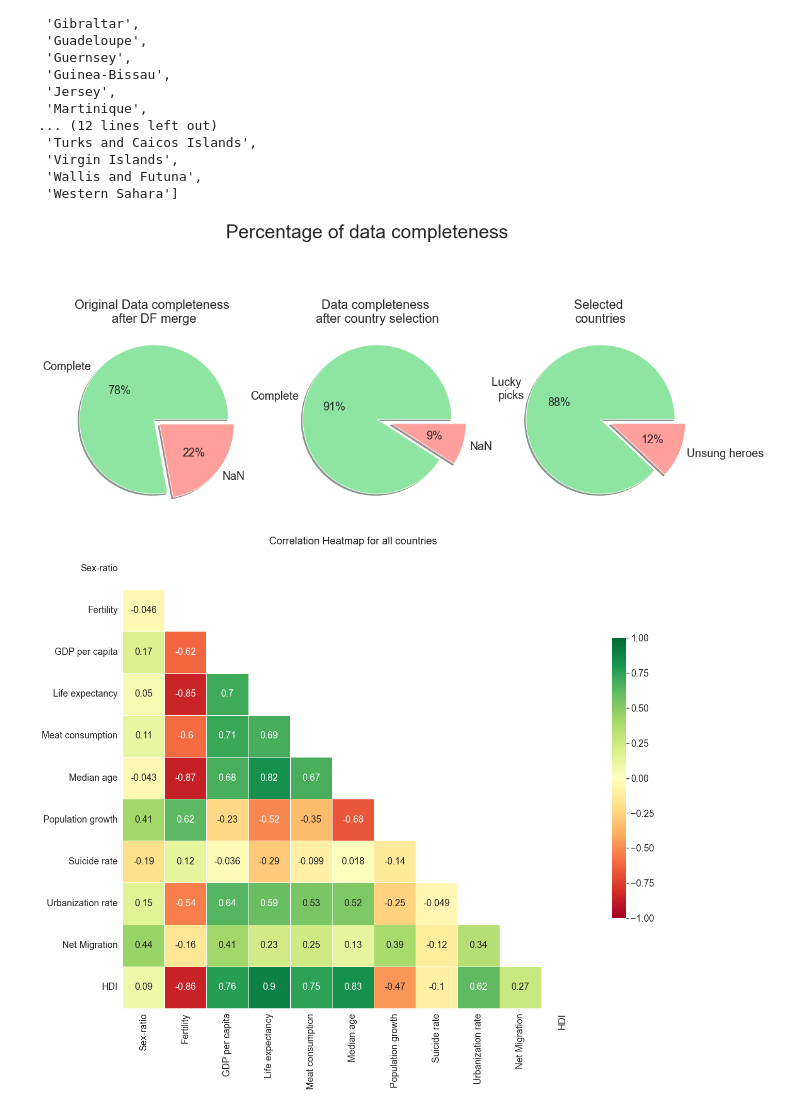
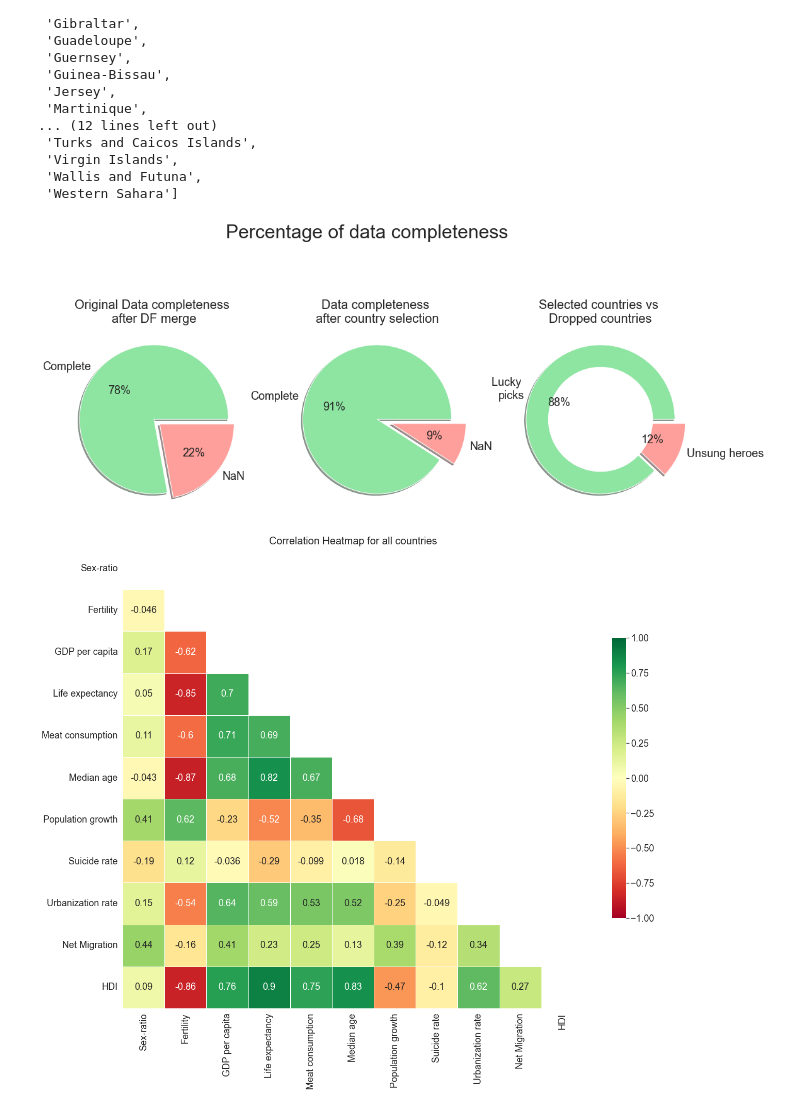
Before and after one commit to nico-stan/project-II, a Jupyter notebook: Plotting.ipynb, the cells around one changed output. Cells and saved outputs as stored; diff of their text form; code cells hidden in the pictures.

```diff
--- a/Plotting.ipynb
+++ b/Plotting.ipynb
@@ -83,28 +83,35 @@ unsung_heroes
 # %%
 #Percentage of data completeness
 # define data
 data1 = [100*completeness1, 100*(1-completeness1)]
 data2 = [100*completeness2, 100*(1-completeness2)]
 data3 = [df2.shape[0]/df.shape[0]*100, (df.shape[0]-df2.shape[0])/df.shape[0]*100]
 
 # define Seaborn color palette to use
 labels = ['Complete', 'NaN']
 labels3 = ['Lucky \npicks','Unsung heroes']
 colors = sns.color_palette('pastel')[2:4]
 
 # plot the figure
 fig, axes = plt.subplots(1, 3, sharey=True)
 fig.suptitle('Percentage of data completeness')
-#plt.title('Data completeness after DF merge')
 axes[0].pie(data1, labels = labels, colors = colors, autopct='%.0f%%', shadow=True, explode=(0, 0.1))
 axes[0].set_title('Original Data completeness \nafter DF merge')
+
 axes[1].pie(data2, labels = labels, colors = colors, autopct='%.0f%%', shadow=True, explode=(0, 0.2))
 axes[1].set_title('Data completeness \nafter country selection')
+
 axes[2].pie(data3, labels = labels3, colors = colors, autopct='%.0f%%', shadow=True, explode=(0, 0.15))
-axes[2].set_title('Selected \ncountries')
+axes[2].set_title('Selected countries vs \nDropped countries')
+
+#making it a donut
+my_circle = plt.Circle( (0,0), 0.7, color='white')
+p = plt.gcf()
+p.gca().add_artist(my_circle)
+
 plt.savefig("Output/images/Figure1.png")
 # %% [output]
-[figure, old version]
+[figure, new version]
 # %%
 #Finding correlations within the df2
 #Drop cathegorical columns
```
Also changed, not shown: parts of 2 cells of this notebook.
